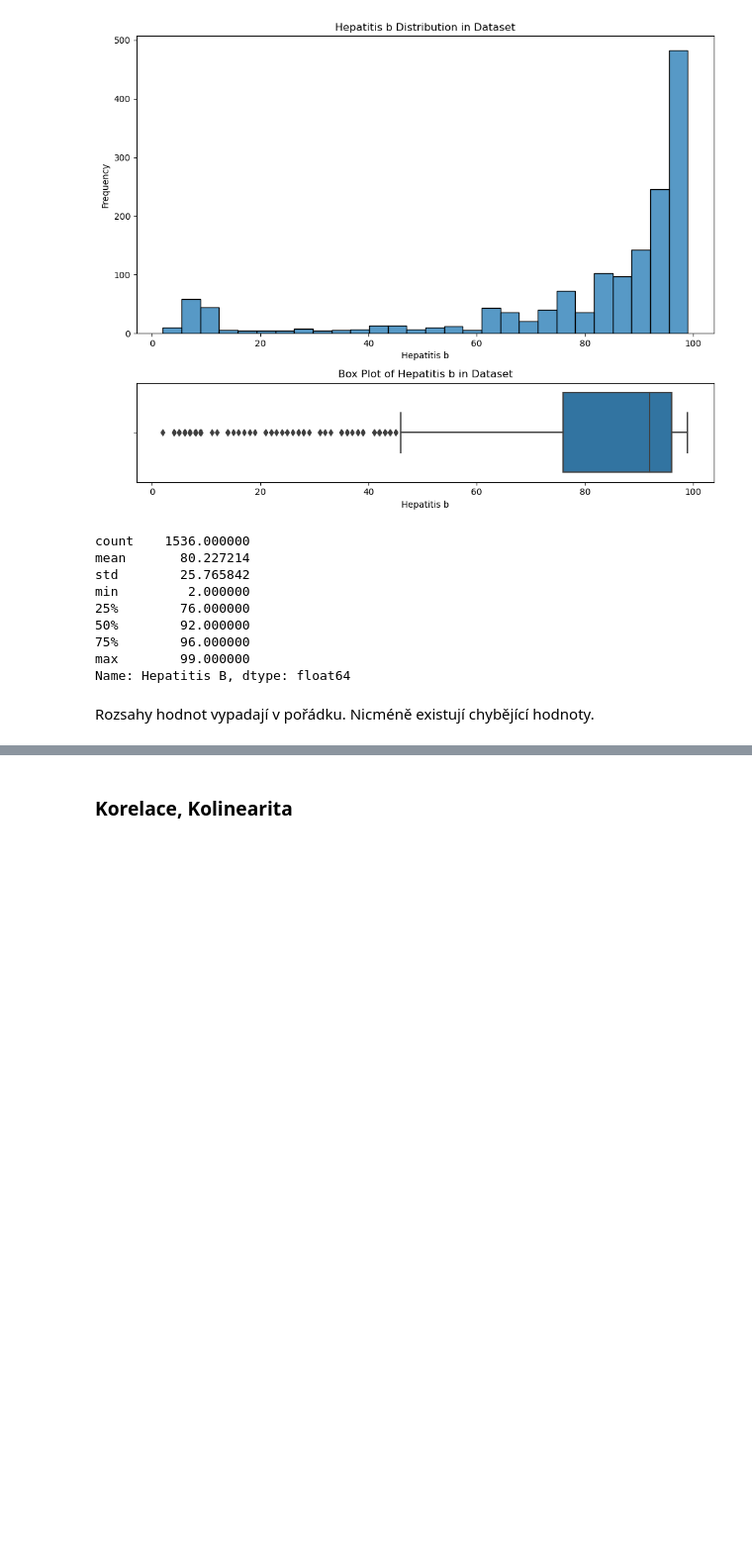
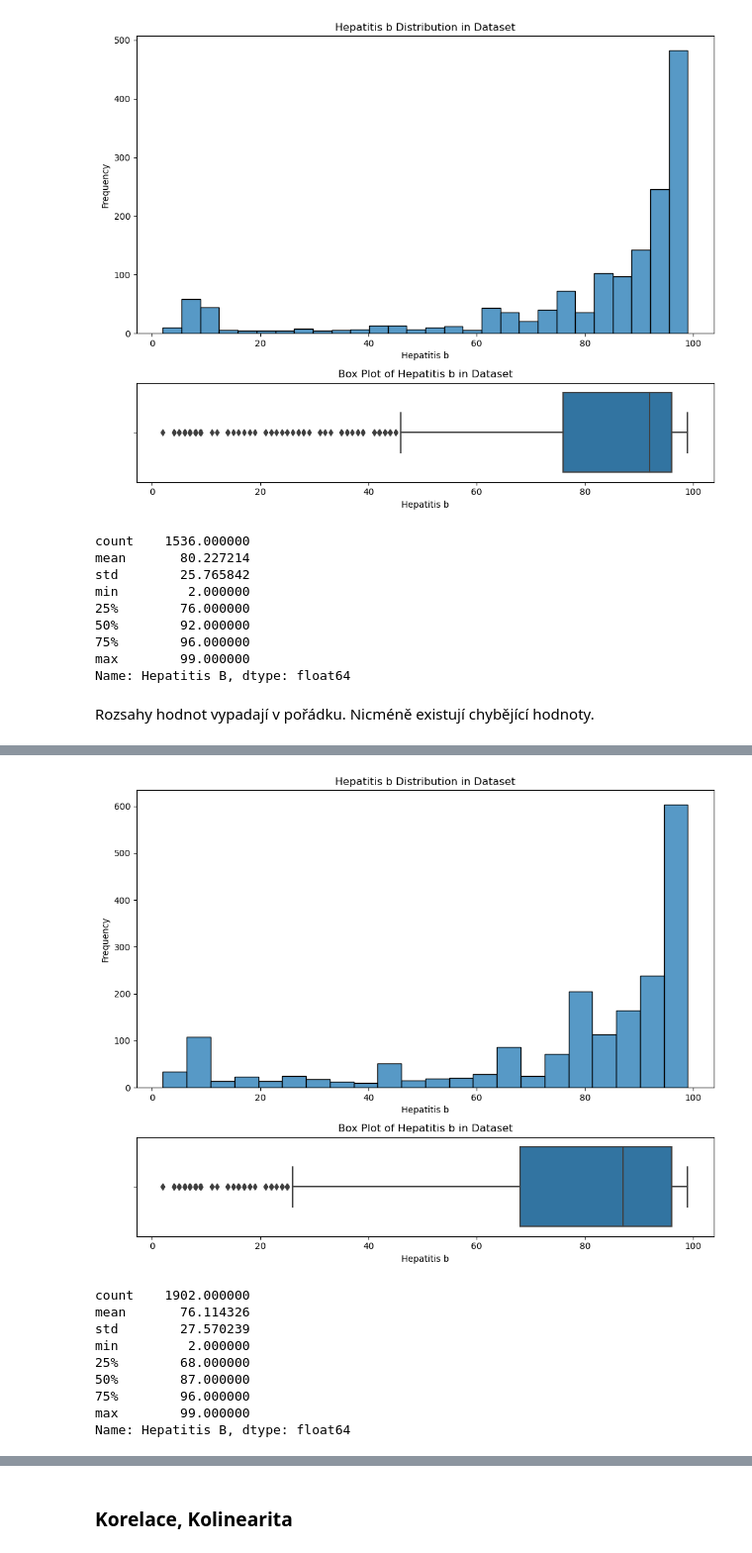
Before and after one commit to andyska09/Machine-Learning-Homework, a Jupyter notebook: 02/solution.ipynb, the cells around one changed output, grey strips where cells are left out. Shown at 99% size. Saved outputs shown, nothing was run; the diff lists cells and outputs as text; code cells hidden in the pictures; blank space fills up the shorter version.

```diff
--- a/02/solution.ipynb
+++ b/02/solution.ipynb
@@ -404,0 +414,15 @@ Nahradím, vždy nejstarší hodnotou.
+# %%
+def context_specific_imputation(df, col, group_col, year_col):
+    mean_of_column = df[col].mean()
+    for group, group_data in df.groupby(group_col):
+        if group_data[col].isna().all():
+            df.loc[group_data.index, col] = mean_of_column
+        else:
+            oldest_value = group_data.loc[group_data.loc[group_data[col].notna(), year_col].idxmin()][col]
+            df.loc[group_data.index, col] = group_data[col].fillna(oldest_value)
+    return df
+
+# Apply the imputation strategy
+data_imputed = context_specific_imputation(Xtrain, 'Hepatitis B', 'Country', 'Year')
+Xtrain = data_imputed
+Xtrain.info()
@@ -404,0 +447,13 @@ Nahradím, vždy nejstarší hodnotou.
+# %%
+hist_box(Xtrain, 'Hepatitis B', 'auto') #after imputation
+# %% [output]
+[figure, added]
+count    1902.000000
+mean       76.114326
+std        27.570239
+min         2.000000
+25%        68.000000
+50%        87.000000
+75%        96.000000
+max        99.000000
+Name: Hepatitis B, dtype: float64
```
Also changed, not shown: parts of 40 cells of this notebook.
